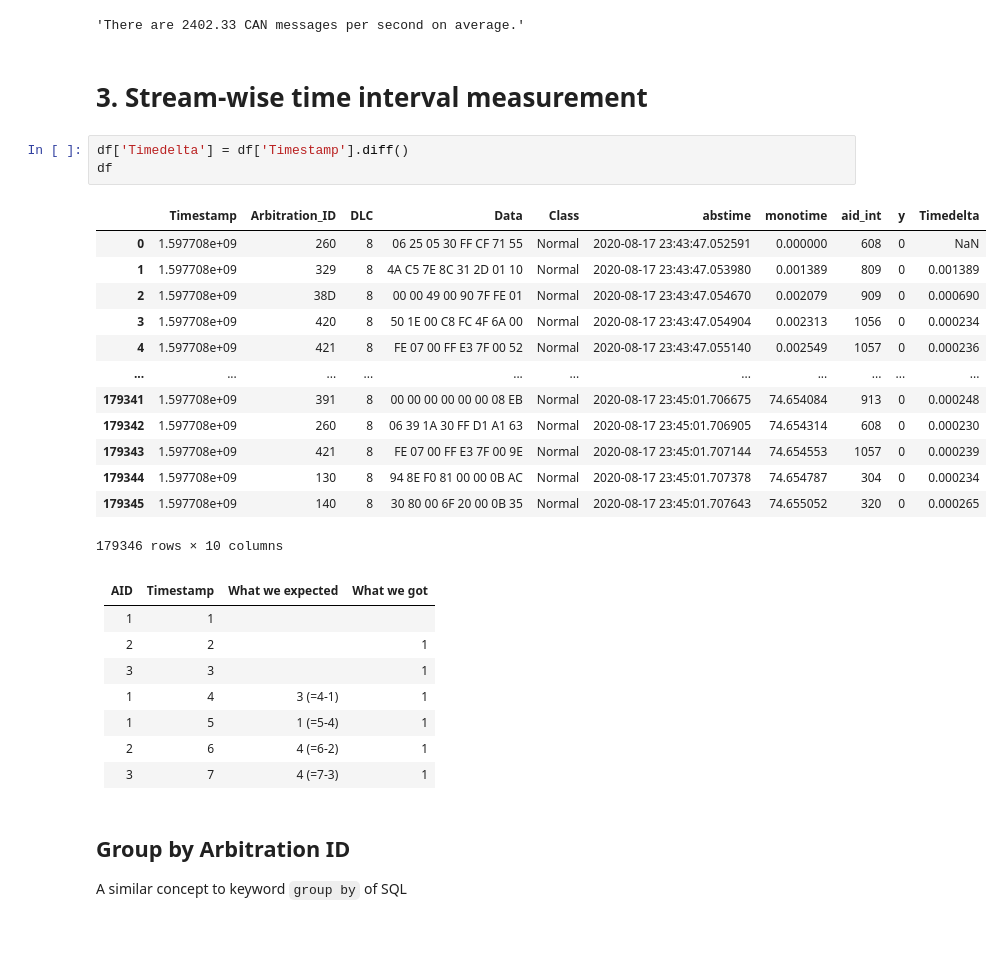
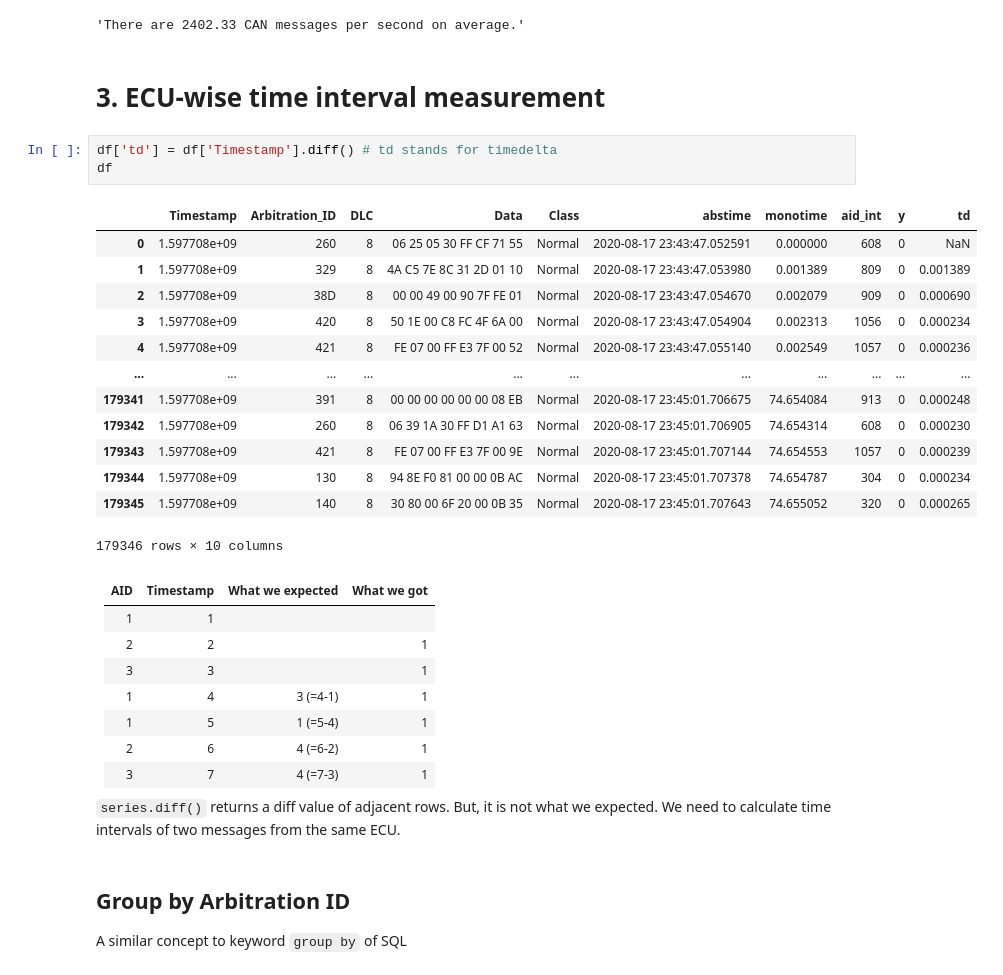
Before and after one commit to hksecurity/2022-StudyTour-UWA-KU, a Jupyter notebook: 1_data_exploration.ipynb, the cells around one changed output. Drawn from its saved outputs; the diff is of its cells as text; blank space fills up the shorter version.

```diff
--- a/1_data_exploration.ipynb
+++ b/1_data_exploration.ipynb
@@ -108,12 +110,12 @@ f'There are {n:.02f} CAN messages per second on average.'
 # %% [output]
 'There are 2402.33 CAN messages per second on average.'
 # %% [markdown]
-# 3. Stream-wise time interval measurement
+# 3. ECU-wise time interval measurement
 # %%
-df['Timedelta'] = df['Timestamp'].diff()
+df['td'] = df['Timestamp'].diff() # td stands for timedelta
 df
 # %% [output]
-|  | Timestamp | Arbitration_ID | DLC | Data | Class | abstime | monotime | aid_int | y | Timedelta |
+|  | Timestamp | Arbitration_ID | DLC | Data | Class | abstime | monotime | aid_int | y | td |
 | 0 | 1.597708e+09 | 260 | 8 | 06 25 05 30 FF CF 71 55 | Normal | 2020-08-17 23:43:47.052591 | 0.000000 | 608 | 0 | NaN |
 | 1 | 1.597708e+09 | 329 | 8 | 4A C5 7E 8C 31 2D 01 10 | Normal | 2020-08-17 23:43:47.053980 | 0.001389 | 809 | 0 | 0.001389 |
 | 2 | 1.597708e+09 | 38D | 8 | 00 00 49 00 90 7F FE 01 | Normal | 2020-08-17 23:43:47.054670 | 0.002079 | 909 | 0 | 0.000690 |
@@ -136,6 +138,9 @@ df
 | 1   | 5         | 1 (=5-4)         | 1           |
 | 2   | 6         | 4 (=6-2)         | 1           |
 | 3   | 7         | 4 (=7-3)         | 1           |
+
+
+`series.diff()` returns a diff value of adjacent rows. But, it is not what we expected. We need to calculate time intervals of two messages from the same ECU.
 # %% [markdown]
 ## Group by Arbitration ID
 
```
Also changed, not shown: parts of 13 cells of this notebook, 4 other files.
